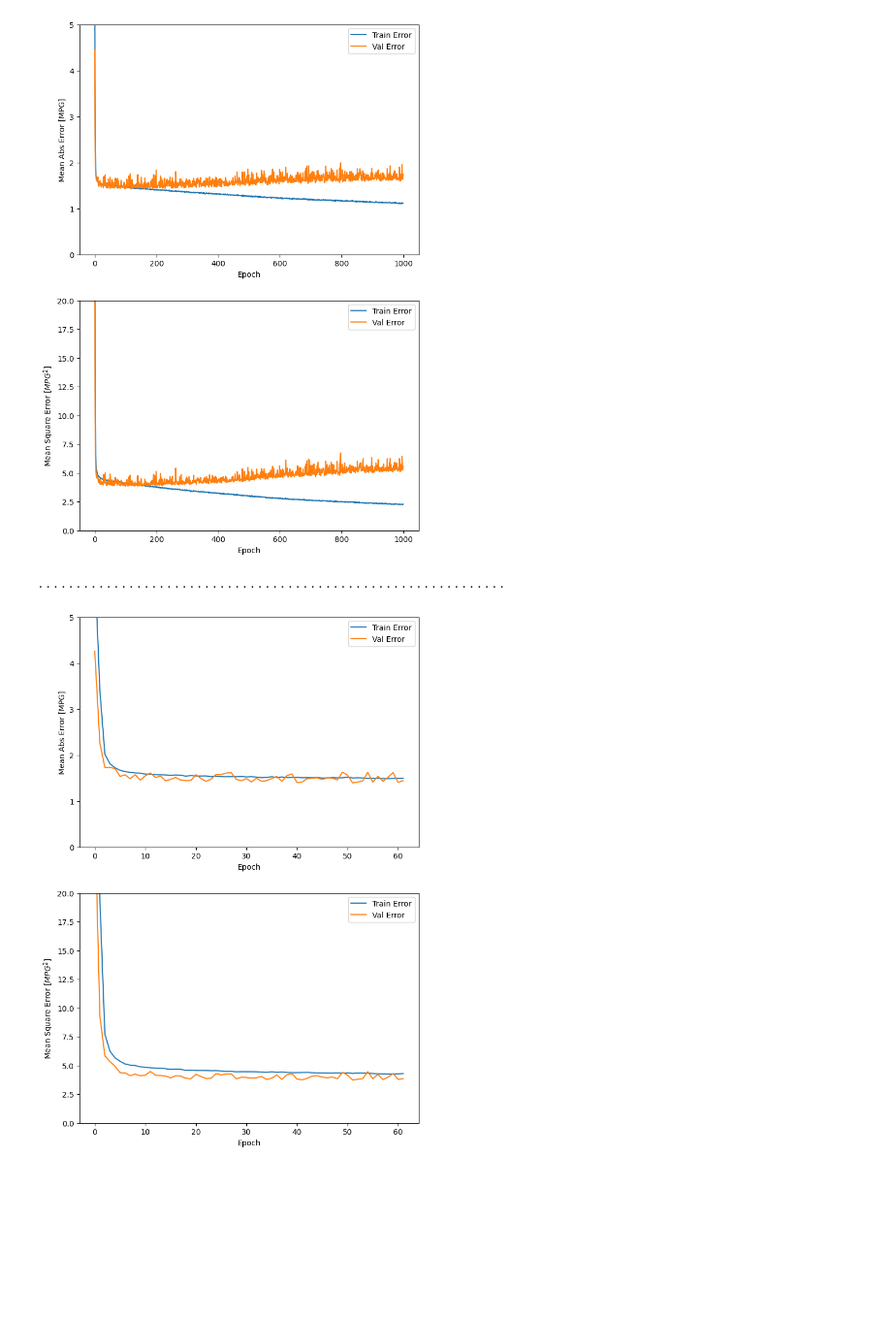
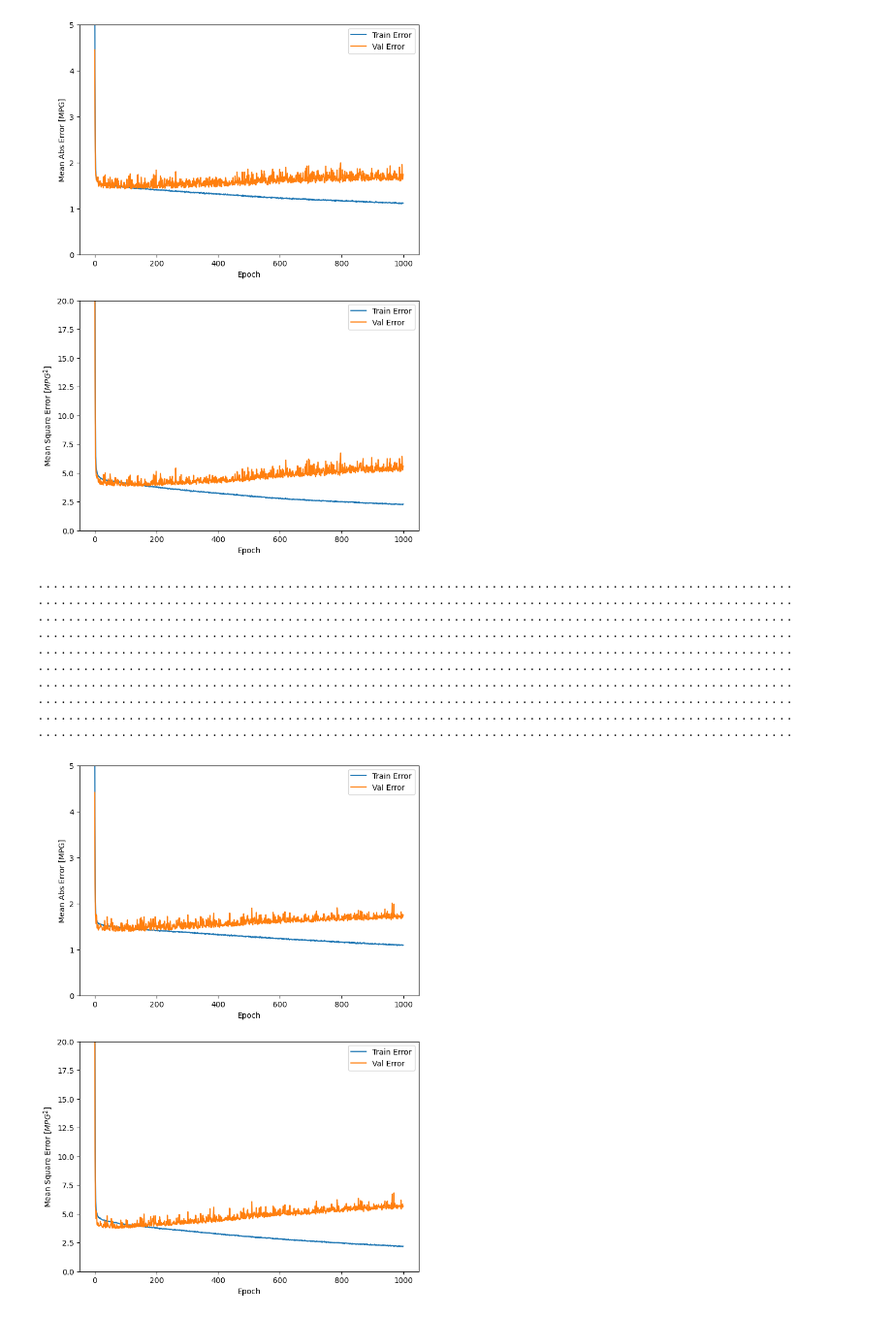
Before and after one commit to dlsco123/deeplearning, a Jupyter notebook: predict_abalone.ipynb, the cells around one changed output. Shown at 97% size. Drawn from its saved outputs; the diff is of its cells as text; code cells hidden in the pictures; blank space fills up the shorter version.

```diff
--- a/predict_abalone.ipynb
+++ b/predict_abalone.ipynb
@@ -185,22 +185,31 @@ plot_history(history)
 # %%
 model = build_model()
 
 # patience 매개변수는 성능 향상을 체크할 에포크 횟수입니다
-early_stop = keras.callbacks.EarlyStopping(monitor='val_loss', patience=10)
+early_stop = keras.callbacks.EarlyStopping(monitor='val_loss', patience=50)
 
 # # 최적화 모델을 업데이트하고 저장합니다.
 from tensorflow.keras.callbacks import ModelCheckpoint, EarlyStopping
 modelpath="./bestmodel.hdf5"
 
 checkpointer = ModelCheckpoint(filepath=modelpath, monitor='val_loss', verbose=0, save_best_only=True)
 
 history = model.fit(normed_train_data, train_labels, epochs=EPOCHS,
-                    validation_split = 0.2, verbose=0, callbacks=[early_stop, checkpointer,PrintDot()])
+                    validation_split = 0.2, verbose=0, callbacks=[checkpointer,PrintDot()])
 
 plot_history(history)
 # %% [output]
-..............................................................
+....................................................................................................
+....................................................................................................
+....................................................................................................
+....................................................................................................
+....................................................................................................
+....................................................................................................
+....................................................................................................
+....................................................................................................
+....................................................................................................
+....................................................................................................
-[figure, old version]
+[figure, new version]
 # %%
 loss, mae, mse = model.evaluate(normed_test_data, test_labels, verbose=2)
 
```
Also changed, not shown: parts of 3 cells of this notebook, 1 other file.
